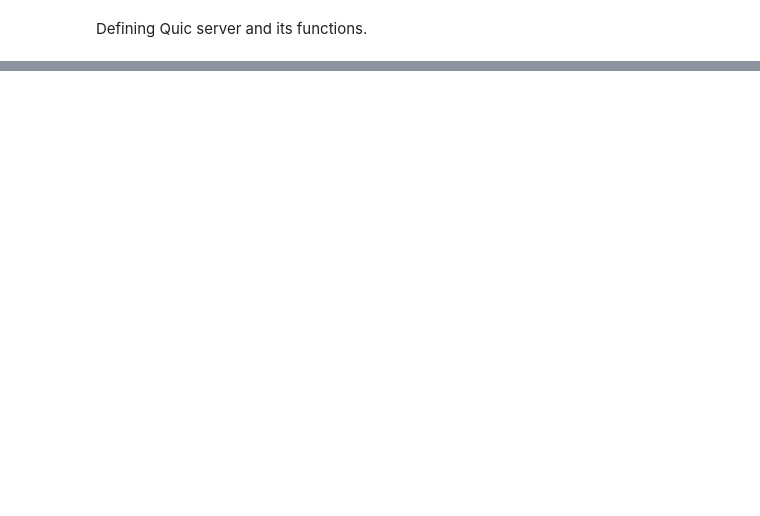
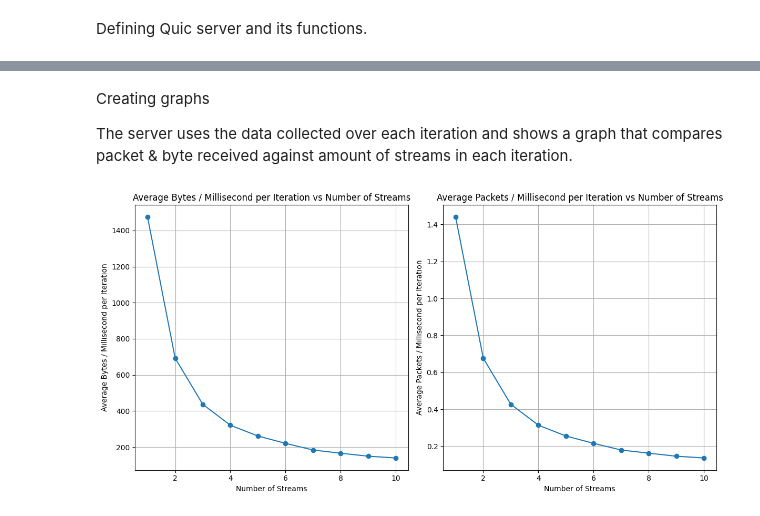
Before and after one commit to May2303/CommuNet---final-project, a Jupyter notebook: CommunicNetwork/server.ipynb, the cells around one changed output, grey strips where cells are left out. Cells and saved outputs as stored; diff of their text form; code cells hidden in the pictures; blank space fills up the shorter version.

```diff
--- a/CommunicNetwork/server.ipynb
+++ b/CommunicNetwork/server.ipynb
@@ -12,7 +12,7 @@ class QuicServer:
     packet_size = 1024
     ready_message = b"READY"  # Message to indicate that the server is ready to receive data (Identify new iteration)
     finished_message = b"FINISHED"  # Message to indicate that the server has received all data
-    timeout_duration = 20  # Timeout duration for receiving data from the client
+    timeout_duration = 30  # Timeout duration for receiving data from the client
     num_iterations = 10
 
     # Initialize the server
@@ -186,11 +186,4 @@ class QuicServer:
                 self.send_finished_message(sender_ip)
             elif self.iteration > self.num_iterations:
                 print(f"Invalid iteration {self.iteration}")
-        metrics = self.calculate_metrics()
-        self.print_statistics(metrics, file_size)
-        self.plot_metrics()
-        self.close_connection()
-
-if __name__ == "__main__":
-    server = QuicServer()
-    server.run()
+        return file_size
@@ -226,0 +196,3 @@ Using the statistics calculated in the previous step, print the statistics for e
+# %%
+server = QuicServer()
+file_size = server.run()
@@ -226,0 +224,8 @@ Using the statistics calculated in the previous step, print the statistics for e
+# %% [markdown]
+Creating graphs
+
+The server uses the data collected over each iteration and shows a graph that compares packet & byte received against amount of streams in each iteration.
+# %%
+server.plot_metrics()
+# %% [output]
+[figure, added]
```
Also changed, not shown: parts of 5 cells of this notebook, 1 other file.
